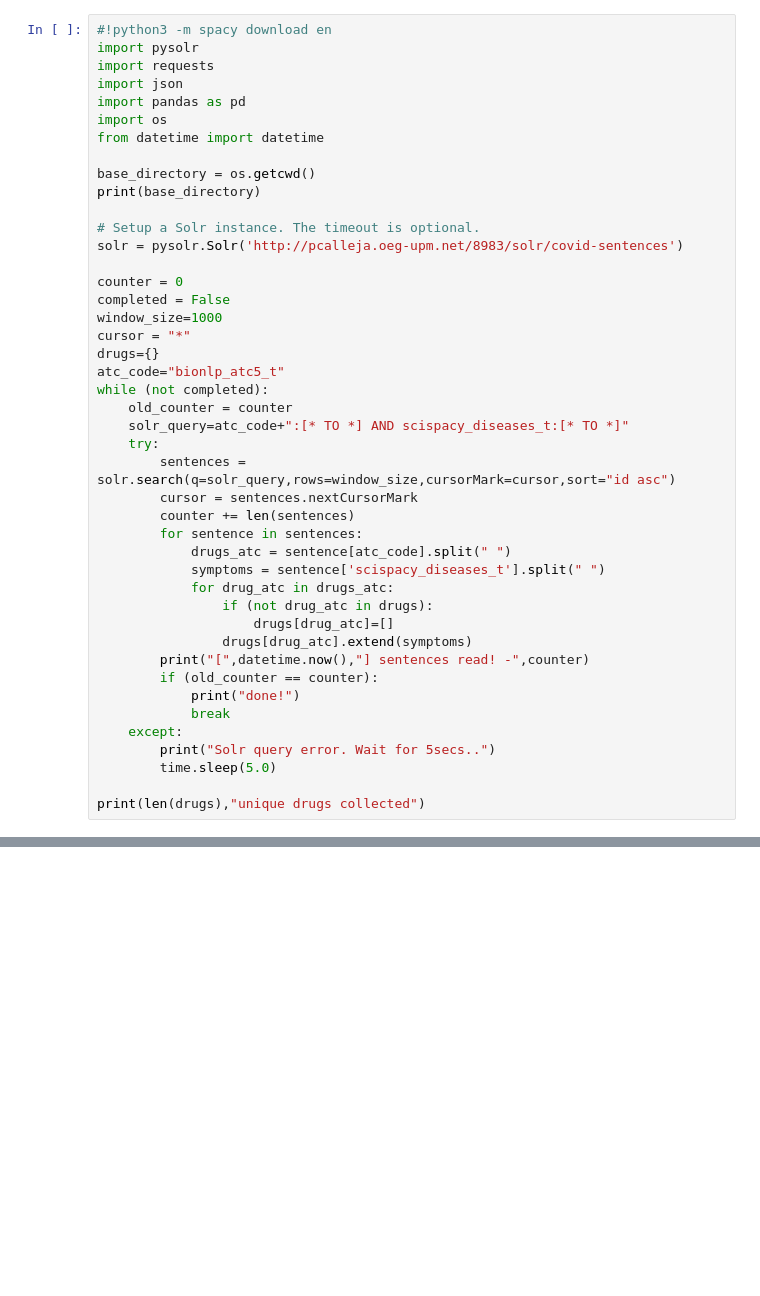
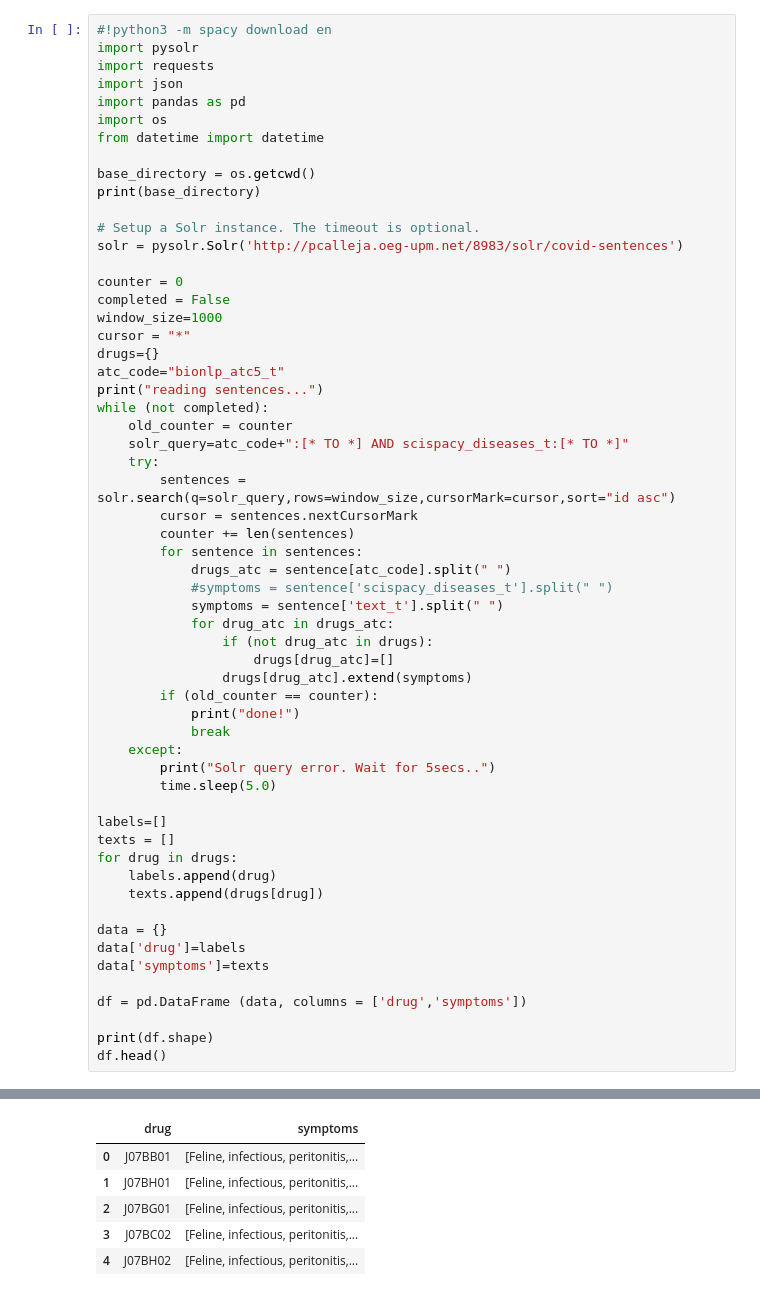
Before and after one commit to librairy/covid19, a Jupyter notebook: atc-codes/cord19-atc-analysis.ipynb, the cells around one changed output, grey strips where cells are left out. Saved outputs shown, nothing was run; the diff lists cells and outputs as text; blank space fills up the shorter version.

```diff
--- a/atc-codes/cord19-atc-analysis.ipynb
+++ b/atc-codes/cord19-atc-analysis.ipynb
@@ -19,6 +19,7 @@ window_size=1000
 cursor = "*"
 drugs={}
 atc_code="bionlp_atc5_t"
+print("reading sentences...")
 while (not completed):
     old_counter = counter
     solr_query=atc_code+":[* TO *] AND scispacy_diseases_t:[* TO *]"
@@ -28,12 +29,12 @@ while (not completed):
         counter += len(sentences)
         for sentence in sentences:
             drugs_atc = sentence[atc_code].split(" ")
-            symptoms = sentence['scispacy_diseases_t'].split(" ")
+            #symptoms = sentence['scispacy_diseases_t'].split(" ")
+            symptoms = sentence['text_t'].split(" ")
             for drug_atc in drugs_atc:
                 if (not drug_atc in drugs):
                     drugs[drug_atc]=[]
                 drugs[drug_atc].extend(symptoms)
-        print("[",datetime.now(),"] sentences read! -",counter)
         if (old_counter == counter):
             print("done!")
             break
@@ -41,6 +42,19 @@ while (not completed):
         print("Solr query error. Wait for 5secs..")
         time.sleep(5.0)
 
-print(len(drugs),"unique drugs collected")
+labels=[]
+texts = []
+for drug in drugs:
+    labels.append(drug)
+    texts.append(drugs[drug])
+
+data = {}
+data['drug']=labels
+data['symptoms']=texts
+
+df = pd.DataFrame (data, columns = ['drug','symptoms'])
+
+print(df.shape)
+df.head()
 # %% [output]
 /Users/cbadenes/Projects/librairy/public/covid19/atc-codes
@@ -65,0 +64,6 @@ done!
+|  | drug | symptoms |
+| 0 | J07BB01 | [Feline, infectious, peritonitis,... |
+| 1 | J07BH01 | [Feline, infectious, peritonitis,... |
+| 2 | J07BG01 | [Feline, infectious, peritonitis,... |
+| 3 | J07BC02 | [Feline, infectious, peritonitis,... |
+| 4 | J07BH02 | [Feline, infectious, peritonitis,... |
```
Also changed, not shown: parts of 15 cells of this notebook, 11 other files.
